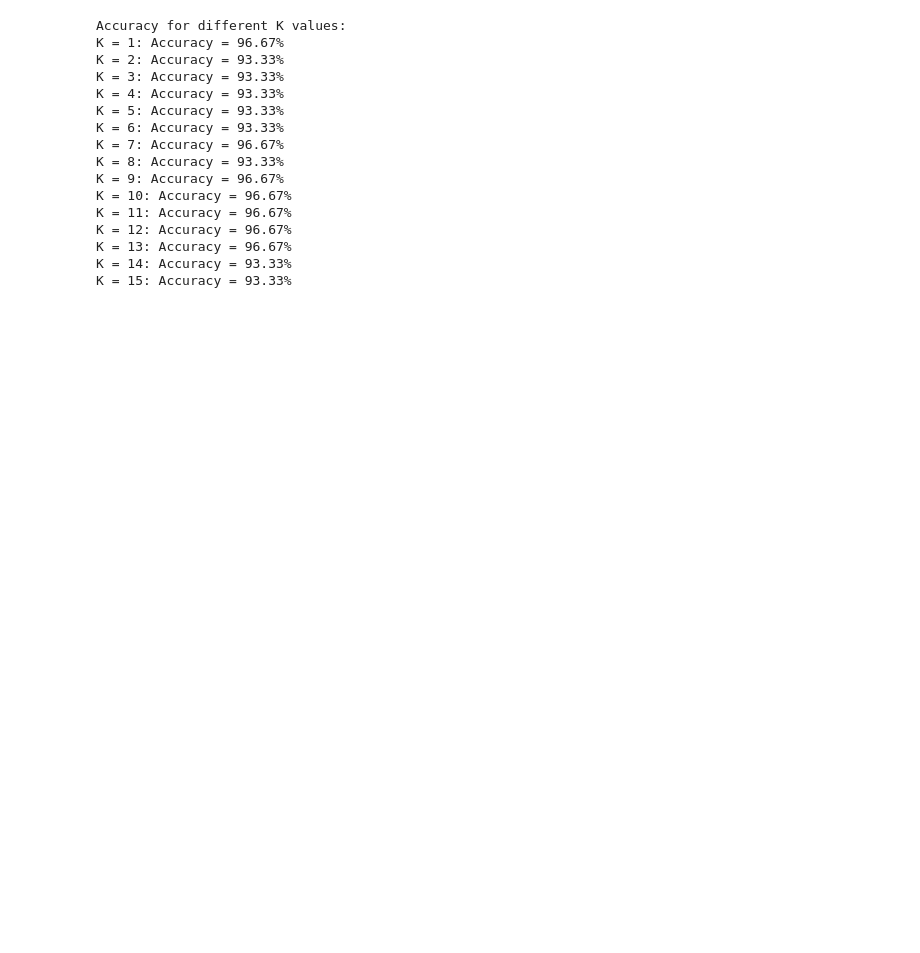
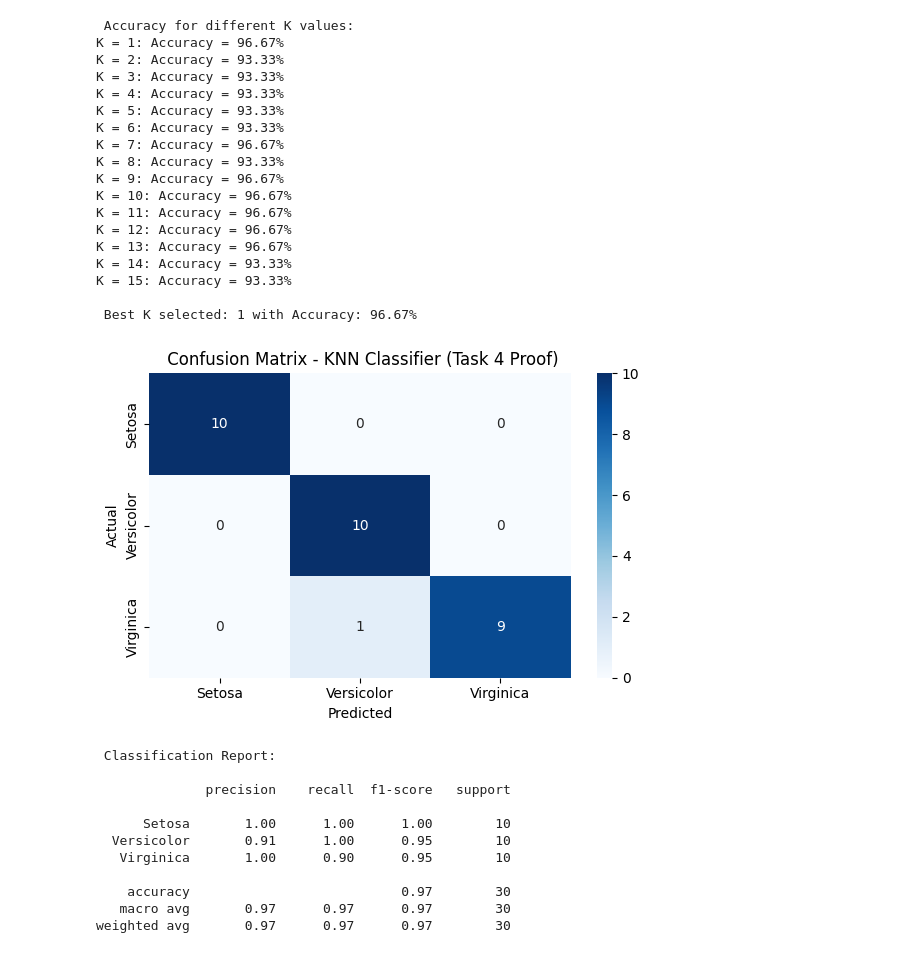
Before and after one commit to tirtha103/KNN-Classification-using-Iris-Dataset, a Jupyter notebook: notebooks/iris_knn_classifier.ipynb, the cells around one changed output. Drawn from its saved outputs; the diff is of its cells as text; code cells hidden in the pictures; blank space fills up the shorter version.

```diff
--- a/notebooks/iris_knn_classifier.ipynb
+++ b/notebooks/iris_knn_classifier.ipynb
@@ -75,35 +115,80 @@ y shape: (150,)
 # %%
 from sklearn.neighbors import KNeighborsClassifier
 from sklearn.model_selection import train_test_split
-from sklearn.metrics import accuracy_score
+from sklearn.metrics import accuracy_score, confusion_matrix, classification_report
+import seaborn as sns
+import matplotlib.pyplot as plt
 
-# Train-test split
+#  Step 1: Train-test split
 X_train, X_test, y_train, y_test = train_test_split(
     X_scaled, y, test_size=0.2, random_state=42, stratify=y
 )
 
-# Try K values from 1 to 15
-print("Accuracy for different K values:")
+#  Step 2: Try different K values and store best
+best_k = 1
+best_acc = 0
+
+print(" Accuracy for different K values:")
 for k in range(1, 16):
     knn = KNeighborsClassifier(n_neighbors=k)
     knn.fit(X_train, y_train)
     y_pred = knn.predict(X_test)
     acc = accuracy_score(y_test, y_pred)
     print(f"K = {k}: Accuracy = {acc * 100:.2f}%")
+    if acc > best_acc:
+        best_k = k
+        best_acc = acc
+
+#  Step 3: Final model with best K
+print(f"\n Best K selected: {best_k} with Accuracy: {best_acc * 100:.2f}%")
+knn = KNeighborsClassifier(n_neighbors=best_k)
+knn.fit(X_train, y_train)
+y_pred = knn.predict(X_test)
+
+#  Step 4: Confusion Matrix (Visual Proof)
+cm = confusion_matrix(y_test, y_pred)
+plt.figure(figsize=(6, 4))
+sns.heatmap(cm, annot=True, cmap="Blues", fmt="d",
+            xticklabels=["Setosa", "Versicolor", "Virginica"],
+            yticklabels=["Setosa", "Versicolor", "Virginica"])
+plt.xlabel("Predicted")
+plt.ylabel("Actual")
+plt.title(" Confusion Matrix - KNN Classifier (Task 4 Proof)")
+plt.tight_layout()
+plt.savefig("C:/Users/dutta/Desktop/iris-knn-classification/images/confusion_matrix.png")
+plt.show()
+
+#  Step 5: Print Classification Report
+print("\n Classification Report:\n")
+print(classification_report(y_test, y_pred, target_names=["Setosa", "Versicolor", "Virginica"]))
 # %% [output]
-Accuracy for different K values:
+ Accuracy for different K values:
 K = 1: Accuracy = 96.67%
 K = 2: Accuracy = 93.33%
 K = 3: Accuracy = 93.33%
 K = 4: Accuracy = 93.33%
 K = 5: Accuracy = 93.33%
 K = 6: Accuracy = 93.33%
 K = 7: Accuracy = 96.67%
 K = 8: Accuracy = 93.33%
 K = 9: Accuracy = 96.67%
 K = 10: Accuracy = 96.67%
 K = 11: Accuracy = 96.67%
 K = 12: Accuracy = 96.67%
 K = 13: Accuracy = 96.67%
 K = 14: Accuracy = 93.33%
 K = 15: Accuracy = 93.33%
+
+ Best K selected: 1 with Accuracy: 96.67%
+[figure, added]
+ Classification Report:
+
+              precision    recall  f1-score   support
+
+      Setosa       1.00      1.00      1.00        10
+  Versicolor       0.91      1.00      0.95        10
+   Virginica       1.00      0.90      0.95        10
+
+    accuracy                           0.97        30
+   macro avg       0.97      0.97      0.97        30
+weighted avg       0.97      0.97      0.97        30
```
Also changed, not shown: parts of 9 cells of this notebook, 8 other files.
